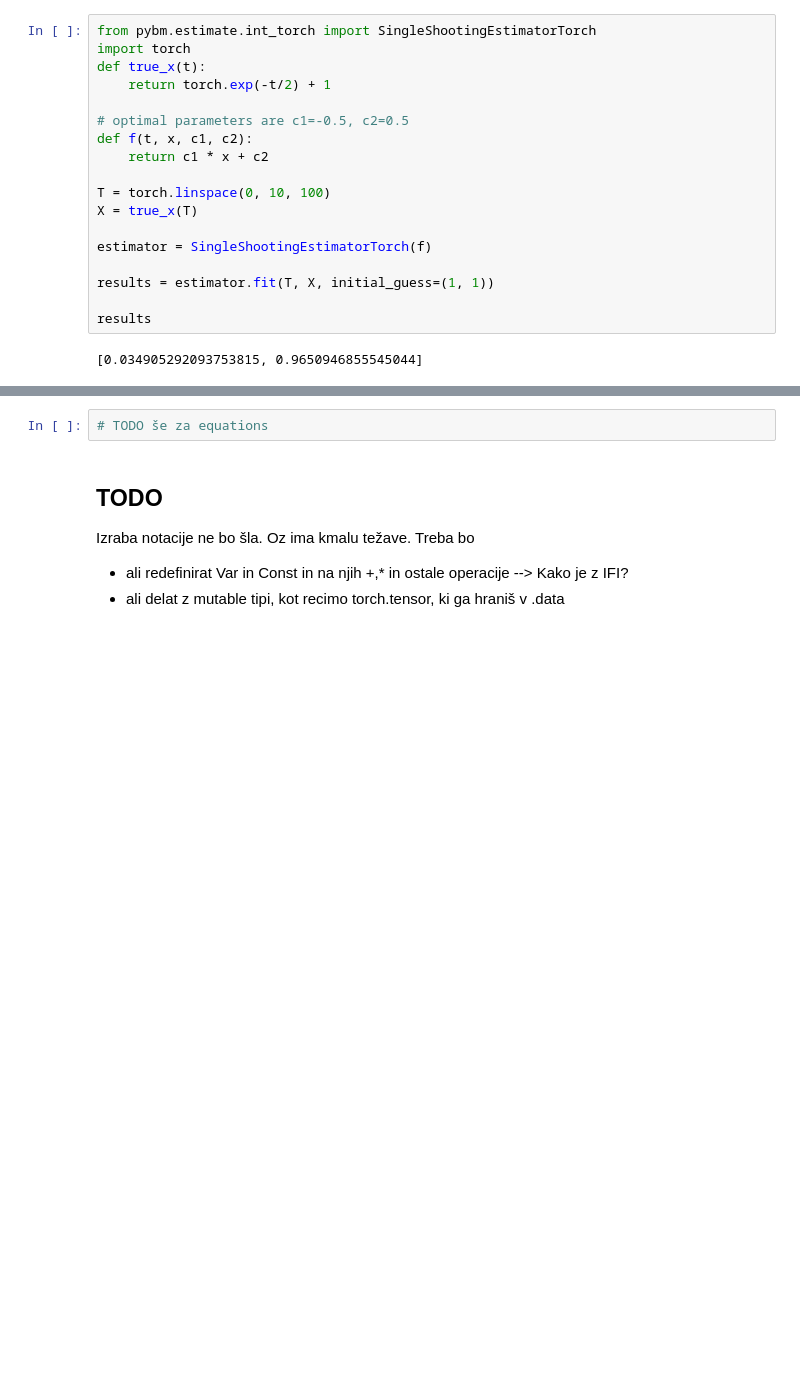
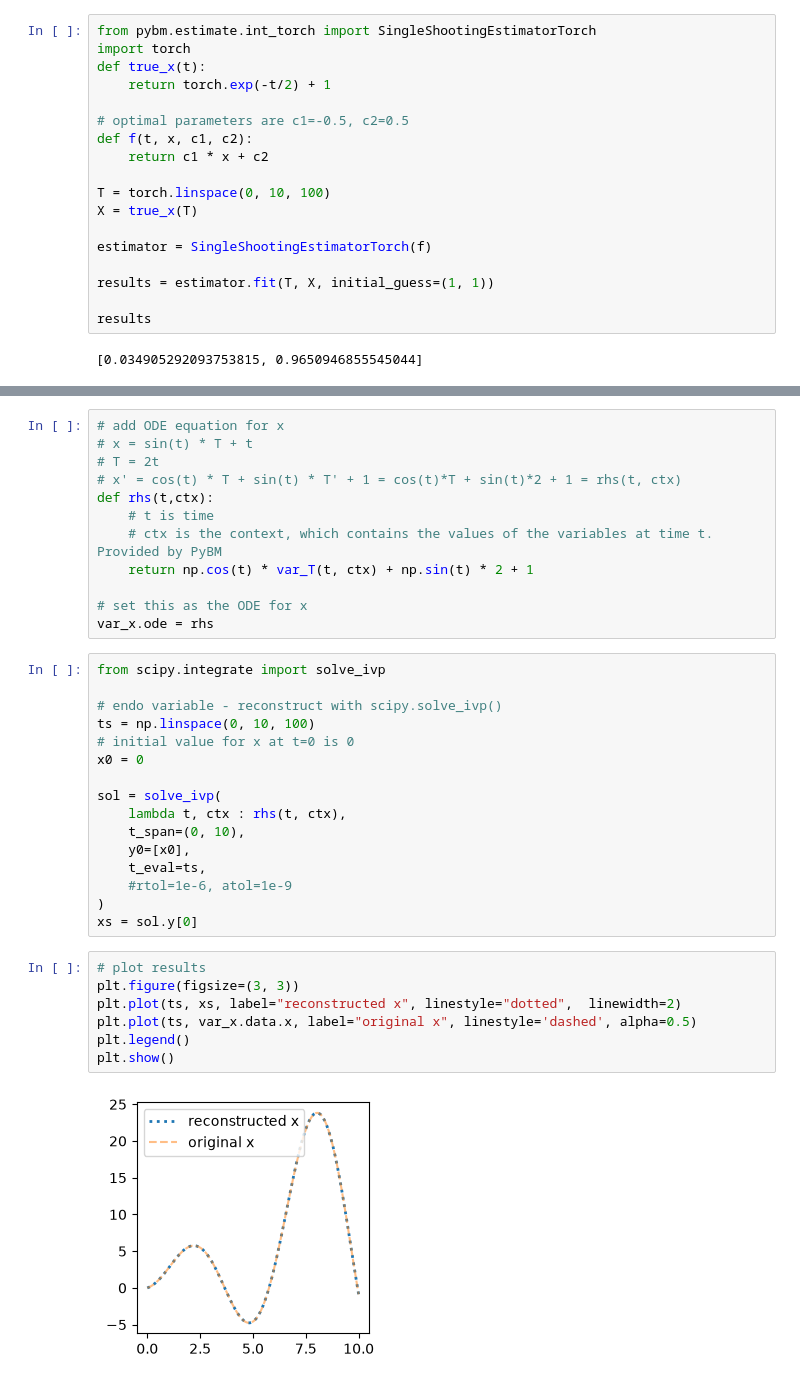
Before and after one commit to urhprimozic/PyBM, a Jupyter notebook: introduction.ipynb, the cells around one changed output, grey strips where cells are left out. Drawn from its saved outputs; the diff is of its cells as text; blank space fills up the shorter version.

```diff
--- a/introduction.ipynb
+++ b/introduction.ipynb
@@ -254,7 +257,37 @@ plt.show()
 # %%
-# TODO še za equations
+# add ODE equation for x
+# x = sin(t) * T + t
+# T = 2t
+# x' = cos(t) * T + sin(t) * T' + 1 = cos(t)*T + sin(t)*2 + 1 = rhs(t, ctx)
+def rhs(t,ctx):
+    # t is time
+    # ctx is the context, which contains the values of the variables at time t. Provided by PyBM
+    return np.cos(t) * var_T(t, ctx) + np.sin(t) * 2 + 1
+
+# set this as the ODE for x
+var_x.ode = rhs
-# %% [markdown]
-## TODO
-Izraba notacije ne bo šla. Oz ima kmalu težave. Treba bo
-- ali redefinirat Var in Const in na njih +,* in ostale operacije --> Kako je z IFI?
-- ali delat z mutable tipi, kot recimo torch.tensor, ki ga hraniš v .data
+# %%
+from scipy.integrate import solve_ivp
+
+# endo variable - reconstruct with scipy.solve_ivp()
+ts = np.linspace(0, 10, 100)
+# initial value for x at t=0 is 0
+x0 = 0
+
+sol = solve_ivp(
+    lambda t, ctx : rhs(t, ctx),
+    t_span=(0, 10),
+    y0=[x0],
+    t_eval=ts,
+    #rtol=1e-6, atol=1e-9
+)
+xs = sol.y[0]
+# %%
+# plot results
+plt.figure(figsize=(3, 3))
+plt.plot(ts, xs, label="reconstructed x", linestyle="dotted",  linewidth=2)
+plt.plot(ts, var_x.data.x, label="original x", linestyle='dashed', alpha=0.5)
+plt.legend()
+plt.show()
+# %% [output]
+[figure, added]
```
Also changed, not shown: parts of 3 cells of this notebook, 2 other files.
